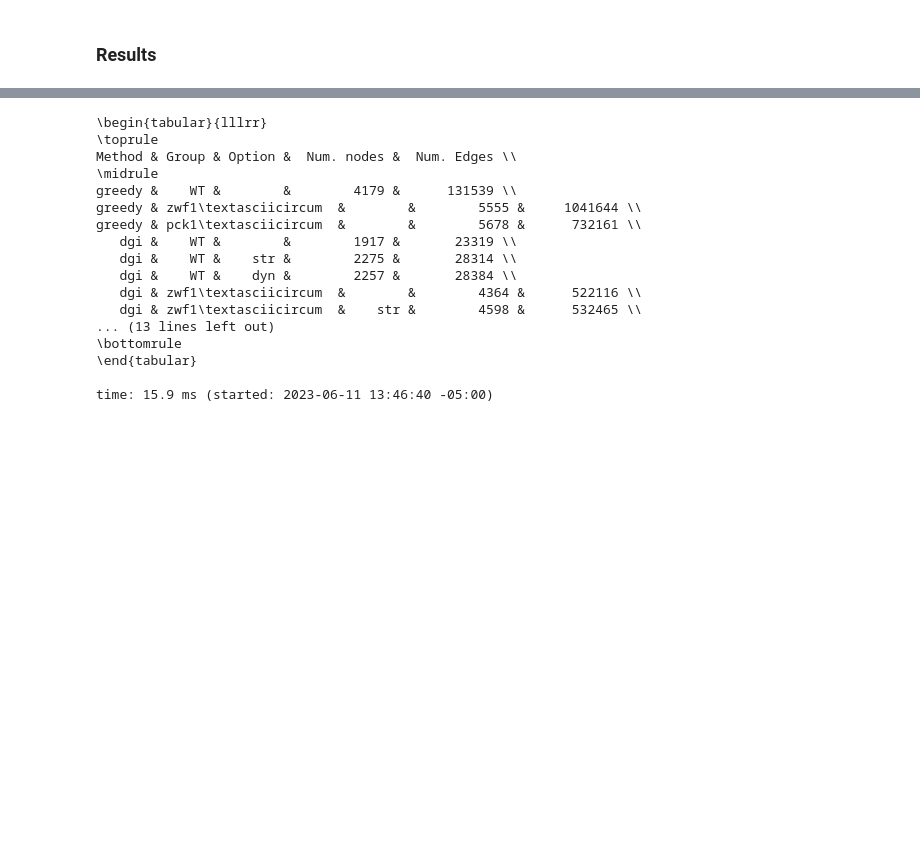
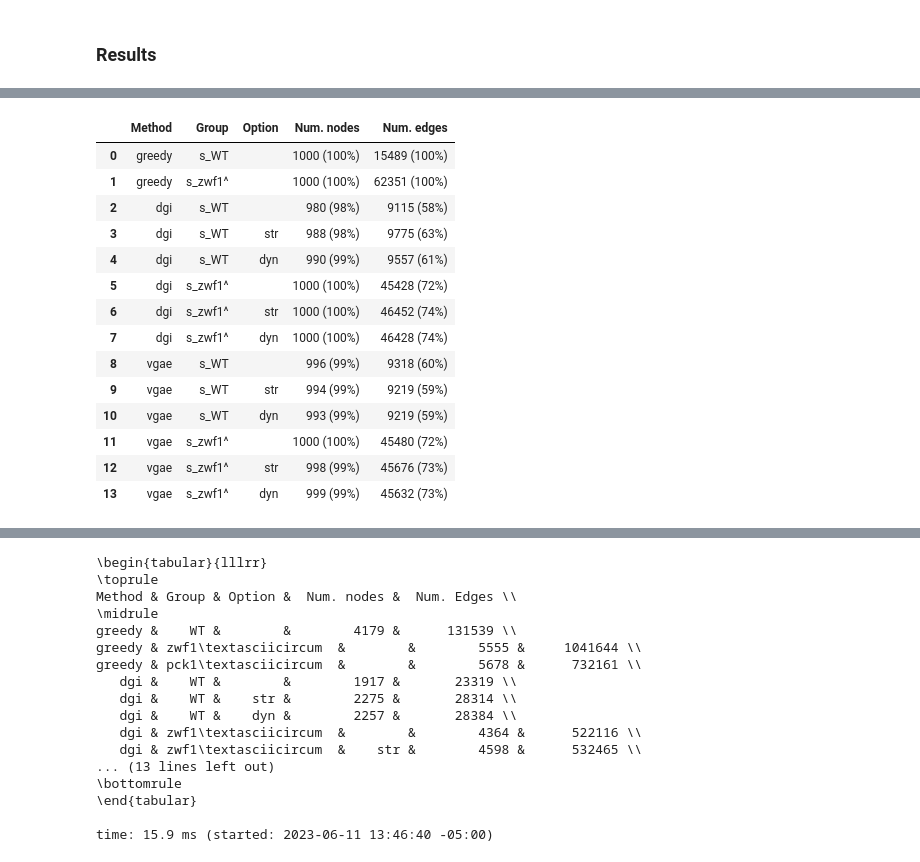
Before and after one commit to win7/GNN_Unsupervised, a Jupyter notebook: comparation.ipynb, the cells around one changed output, grey strips where cells are left out. Drawn from its saved outputs; the diff is of its cells as text; code cells hidden in the pictures; blank space fills up the shorter version.

```diff
--- a/comparation.ipynb
+++ b/comparation.ipynb
@@ -125,0 +138,20 @@ time: 22.9 s (started: 2023-06-11 16:57:23 -05:00)
+# %%
+total = []
+nodes = []
+edges = []
+
+for i in tqdm(df_results.index[:len(groups_id)]):
+    total.append([df_results["Num. nodes"][i], df_results["Num. edges"][i]])
+    nodes.append("{} ({}%)".format(df_results["Num. nodes"][i], int(df_results["Num. nodes"][i]*100/df_results["Num. nodes"][i])))
+    edges.append("{} ({}%)".format(df_results["Num. edges"][i], int(df_results["Num. edges"][i]*100/df_results["Num. edges"][i])))
+
+
+index = 0
+c = 0
+for i in tqdm(df_results.index[len(groups_id):]):
+    nodes.append("{} ({}%)".format(df_results["Num. nodes"][i], int(df_results["Num. nodes"][i]*100/total[index][0])))
+    edges.append("{} ({}%)".format(df_results["Num. edges"][i], int(df_results["Num. edges"][i]*100/total[index][1])))
+
+    c += 1
+    if c % 3 == 0:
+        index = (index + 1) % 2
@@ -125,0 +167,21 @@ time: 22.9 s (started: 2023-06-11 16:57:23 -05:00)
+# %%
+df_results_ = df_results.copy()
+df_results_["Num. nodes"] = nodes
+df_results_["Num. edges"] = edges
+df_results_
+# %% [output]
+|  | Method | Group | Option | Num. nodes | Num. edges |
+| 0 | greedy | s_WT |  | 1000 (100%) | 15489 (100%) |
+| 1 | greedy | s_zwf1^ |  | 1000 (100%) | 62351 (100%) |
+| 2 | dgi | s_WT |  | 980 (98%) | 9115 (58%) |
+| 3 | dgi | s_WT | str | 988 (98%) | 9775 (63%) |
+| 4 | dgi | s_WT | dyn | 990 (99%) | 9557 (61%) |
+| 5 | dgi | s_zwf1^ |  | 1000 (100%) | 45428 (72%) |
+| 6 | dgi | s_zwf1^ | str | 1000 (100%) | 46452 (74%) |
+| 7 | dgi | s_zwf1^ | dyn | 1000 (100%) | 46428 (74%) |
+| 8 | vgae | s_WT |  | 996 (99%) | 9318 (60%) |
+| 9 | vgae | s_WT | str | 994 (99%) | 9219 (59%) |
+| 10 | vgae | s_WT | dyn | 993 (99%) | 9219 (59%) |
+| 11 | vgae | s_zwf1^ |  | 1000 (100%) | 45480 (72%) |
+| 12 | vgae | s_zwf1^ | str | 998 (99%) | 45676 (73%) |
+| 13 | vgae | s_zwf1^ | dyn | 999 (99%) | 45632 (73%) |
```
Also changed, not shown: parts of 10 cells of this notebook, 12 other files.
